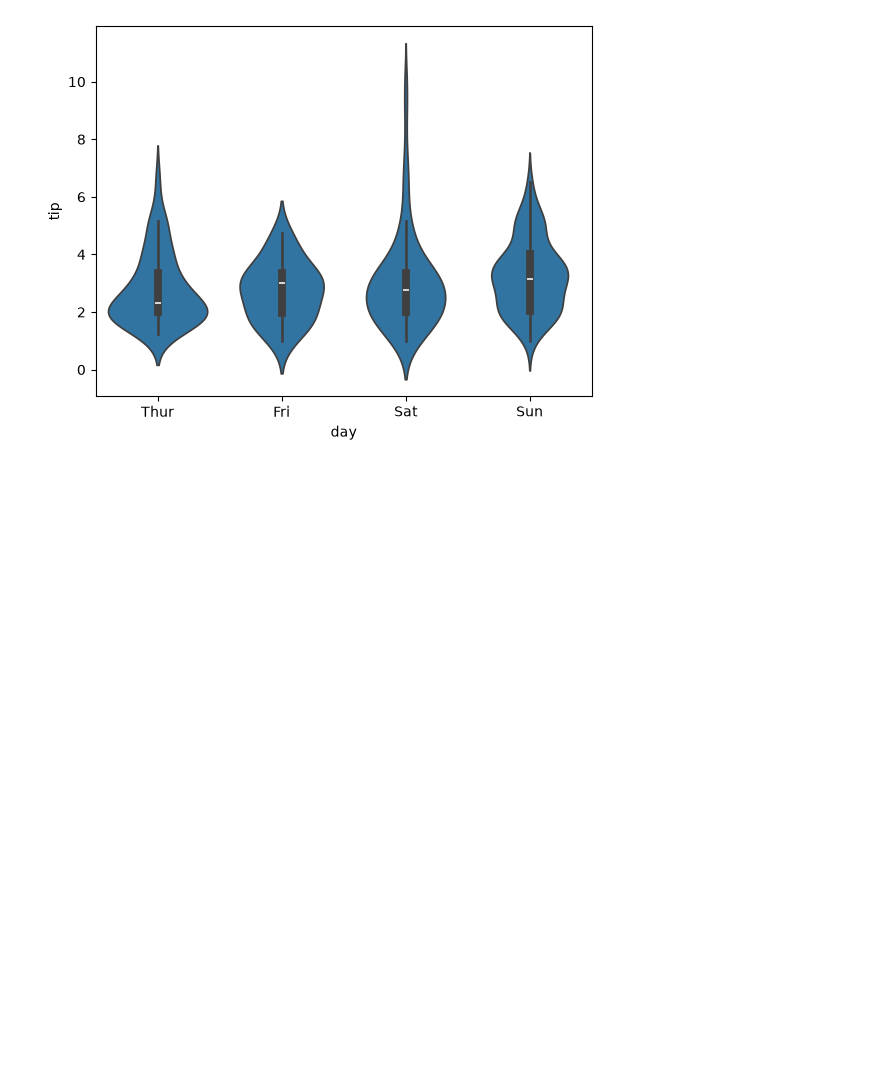
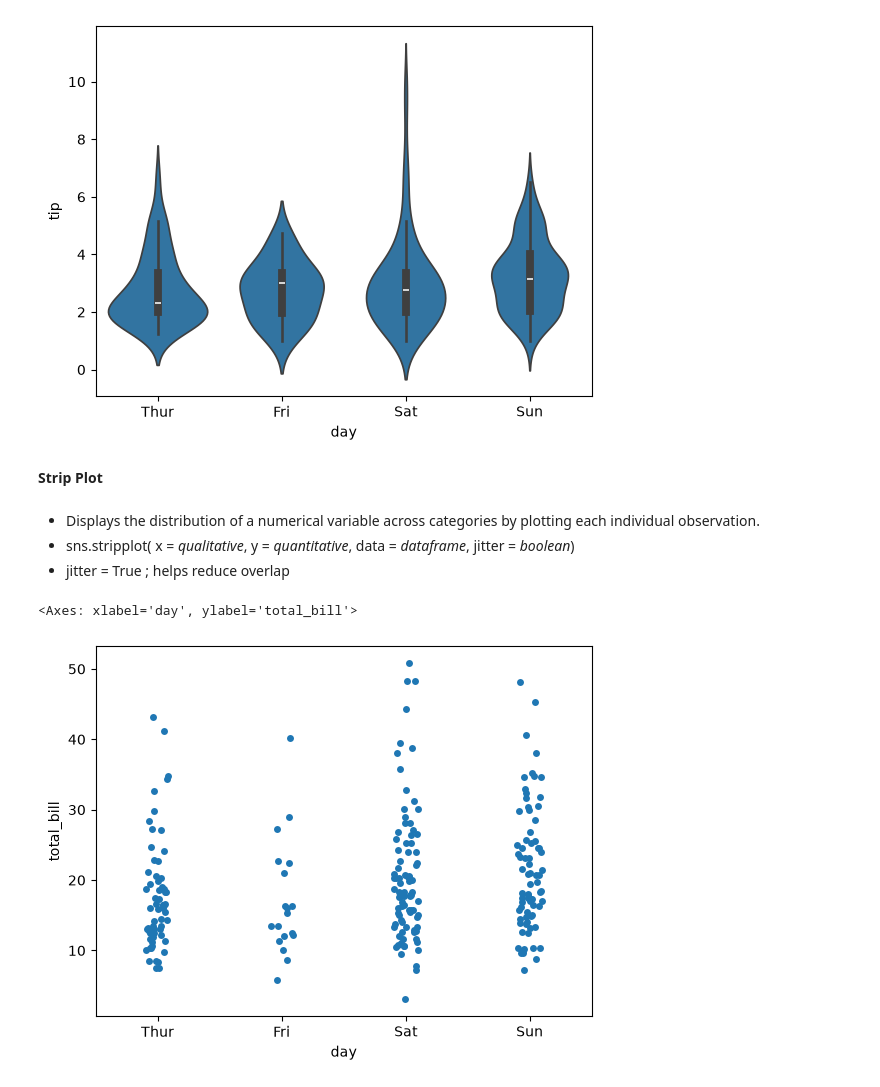
Before and after one commit to praful011-nep/ML-Playground, a Jupyter notebook: Data_Visualization/B.Seaborn/3.Categorical_plot.ipynb, the cells around one changed output. Saved outputs shown, nothing was run; the diff lists cells and outputs as text; code cells hidden in the pictures; blank space fills up the shorter version.

Commit message:
Implementation and understanding of Stripplot and SwarmPlot

```diff
--- a/Data_Visualization/B.Seaborn/3.Categorical_plot.ipynb
+++ b/Data_Visualization/B.Seaborn/3.Categorical_plot.ipynb
@@ -123,3 +123,18 @@ sns.violinplot(
 # %% [output]
 <Axes: xlabel='day', ylabel='tip'>
 [figure]
+# %% [markdown]
+**Strip Plot**
+# %% [markdown]
+* Displays the distribution of a numerical variable across categories by plotting each individual observation.
+* sns.stripplot( x = *qualitative*, y = *quantitative*, data = *dataframe*, jitter = *boolean*)
+* jitter = True ; helps reduce overlap
+# %%
+sns.stripplot(
+    x = 'day',
+    y = 'total_bill',
+    data = df
+)
+# %% [output]
+<Axes: xlabel='day', ylabel='total_bill'>
+[figure, added]
```
Also changed, not shown: parts of 4 cells of this notebook.
